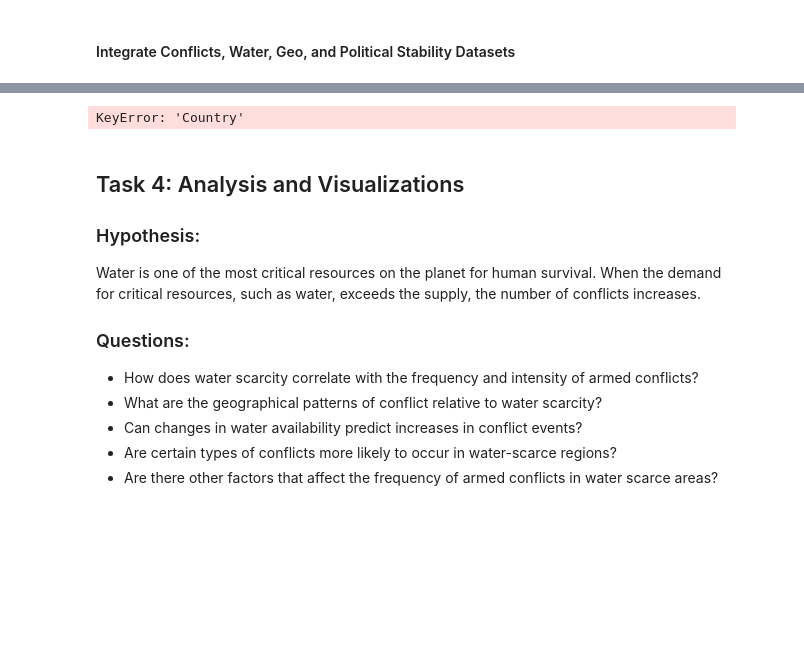
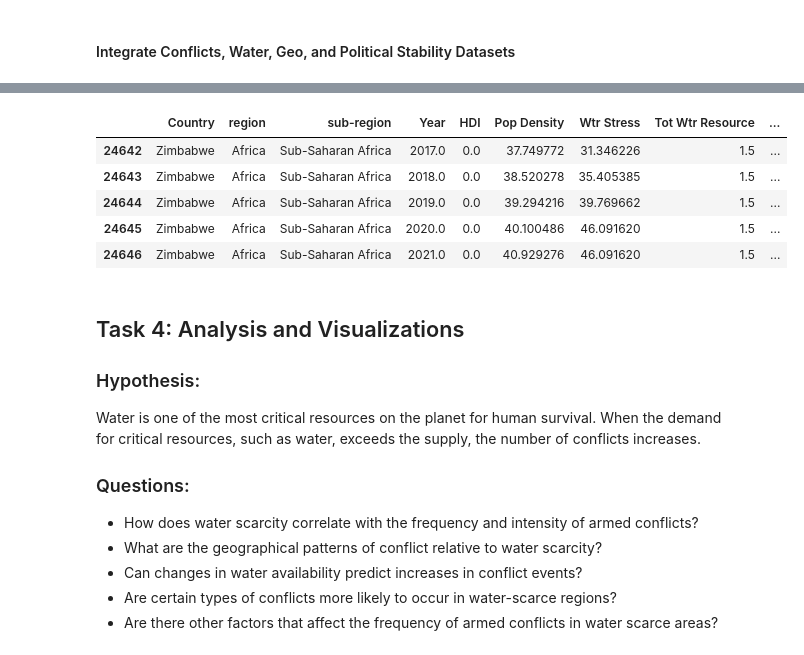
Before and after one commit to msmith150/Water-Conflict-Analysis, a Jupyter notebook: project1_data_cleanup.ipynb, the cells around one changed output, grey strips where cells are left out. Drawn from its saved outputs; the diff is of its cells as text; code cells hidden in the pictures; blank space fills up the shorter version.

Commit message:
adding regions

```diff
--- a/project1_data_cleanup.ipynb
+++ b/project1_data_cleanup.ipynb
@@ -288,26 +288,30 @@ countries_csv.head(1)
 # %%
 # Merge aquastat and conflicts dataframes by year and country
 aqua_mie_df = pd.merge(aqua_df_merge, mie_df, how='left', on=['Year', 'Country'])
 
 # Merge aquastat, conflicts and geo dataframes by year and country
 aqua_mie_geo_df = pd.merge(aqua_mie_df, geo_df, how='left', on=['Year', 'Country'])
 
 # Merge aquastat, conflicts, crime, and stability dataframes by year and country
 master_df = pd.merge(aqua_mie_geo_df, stability_df, how='left', on=['Year', 'Country'])
 
 # Fill the NaN under conflicts with no conflict
 master_df['Conflict Name'] = master_df['Conflict Name'].fillna('No Conflict')
 master_df = master_df.fillna(0)
 
 # Add regions
-regions_df = countries_csv[['name', 'region', 'sub-region']].copy()
-regions_df = regions_df.rename(columns={'name': 'Country'})
-master_df = pd.merge(countries_csv, master_df, how='left', on=['Country'])
+regions_df = countries_csv[['name', 'region', 'sub-region']].copy().rename(columns={'name': 'Country'})
+master_df = pd.merge(regions_df, master_df, how='left', on=['Country'])
 
 # Display the final merged clean dataframe for analysis
 master_df.tail()
 # %% [output]
-KeyError: 'Country'
+|  | Country | region | sub-region | Year | HDI | Pop Density | Wtr Stress | Tot Wtr Resource | ... |
+| 24642 | Zimbabwe | Africa | Sub-Saharan Africa | 2017.0 | 0.0 | 37.749772 | 31.346226 | 1.5 | ... |
+| 24643 | Zimbabwe | Africa | Sub-Saharan Africa | 2018.0 | 0.0 | 38.520278 | 35.405385 | 1.5 | ... |
+| 24644 | Zimbabwe | Africa | Sub-Saharan Africa | 2019.0 | 0.0 | 39.294216 | 39.769662 | 1.5 | ... |
+| 24645 | Zimbabwe | Africa | Sub-Saharan Africa | 2020.0 | 0.0 | 40.100486 | 46.091620 | 1.5 | ... |
+| 24646 | Zimbabwe | Africa | Sub-Saharan Africa | 2021.0 | 0.0 | 40.929276 | 46.091620 | 1.5 | ... |
 # %%
 # Write the new merged dataframe to a csv file
 master_df.to_csv('Resources/master_data.csv')
```
